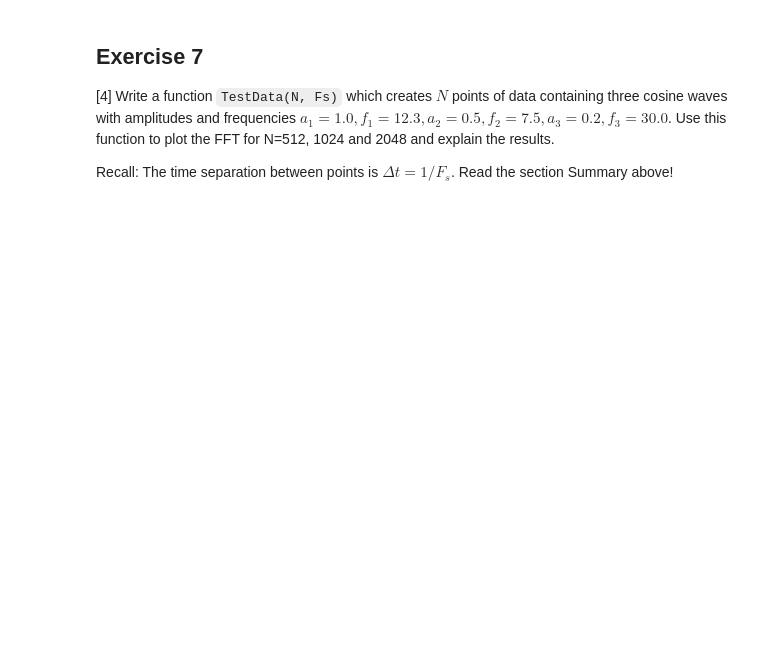
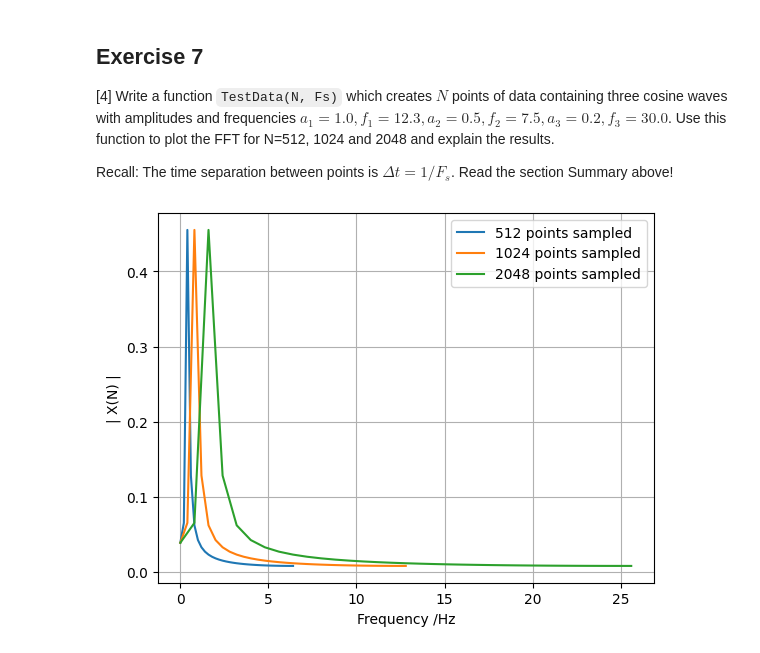
Before and after one commit to PX2145-2025/week-10-b-graydonquinn, a Jupyter notebook: FFT.ipynb, the cells around one changed output. Drawn from its saved outputs; the diff is of its cells as text; code cells hidden in the pictures; blank space fills up the shorter version.

```diff
--- a/FFT.ipynb
+++ b/FFT.ipynb
@@ -527,3 +582,48 @@ plt.legend();
 [4] Write a function `TestData(N, Fs)` which creates $N$ points of data containing three cosine waves with amplitudes and frequencies $a_1 = 1.0, f_1 = 12.3, a_2 = 0.5, f_2 = 7.5, a_3 = 0.2, f_3 = 30.0$. Use this function to plot the FFT for N=512, 1024 and 2048 and explain the results.
 
  Recall: The time separation between points is $\Delta t = 1/F_s$. Read the section Summary above!
+# %%
+# importing necessary packages
+import matplotlib.pyplot as plt
+import numpy as np
+from numpy.fft import fft, ifft
+
+# creating the function test data
+def TestData(N, Fs):
+
+  # defining the equations for tau and time
+  tau = 1 / Fs
+  t = np.linspace(0, tau, N, endpoint = False)
+
+  # assigning values to each variable like the question requires
+  a1 = 1
+  a2 = 0.5
+  a3 = 0.2
+  f1 = 12.3
+  f2 = 7.5
+  f3 = 30
+
+  # defining the function x
+  x = (a1 * np.cos(2 * np.pi * f1 * t)) + (a2 * np.cos(2 * np.pi * f2 * t)) + (a3 * np.cos(2 * np.pi * f3 * t))
+
+  return x, tau, t
+
+# creating the different required values of N
+N = np.array([512, 1024, 2048])
+
+# for loop that plots the data for each value of N
+for i in range(len(N)):
+  n = N[i]
+  frq, X = Spectrum1(x, n/tau)
+  plt.plot(frq, np.abs(X), label = f'{n} points sampled')
+
+# formatting the graph
+plt.xlabel("Frequency /Hz")
+plt.ylabel("| X(N) |")
+plt.grid()
+plt.legend();
+
+# the difference between each one is that the shape is the same but the width increases
+# as the number of points increases
+# %% [output]
+[figure, added]
```
Also changed, not shown: parts of 2 cells of this notebook.
